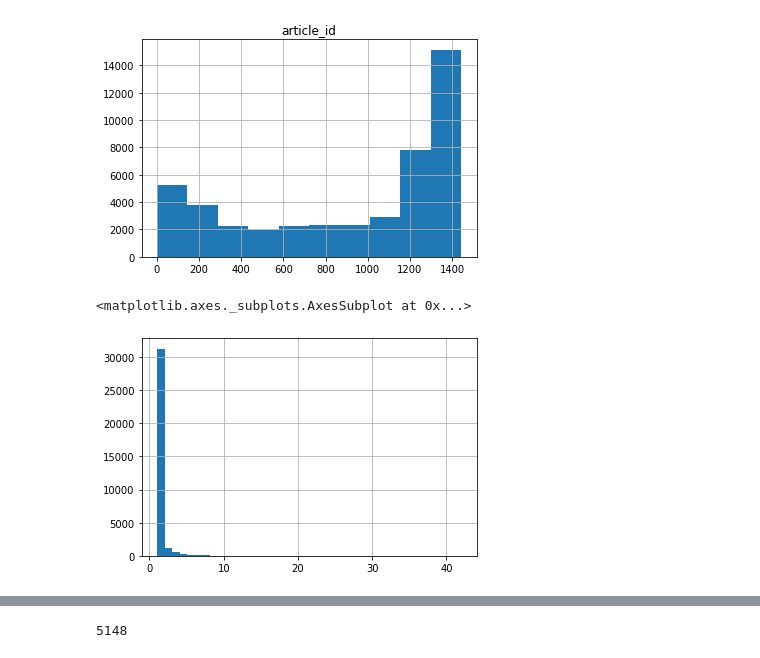
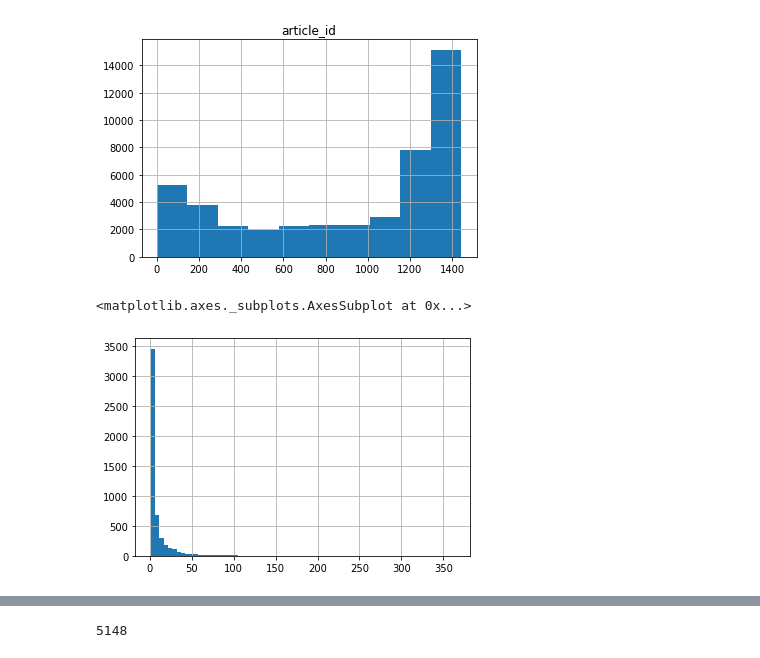
Before and after one commit to deacona/DSND_Term2, a Jupyter notebook: project_files/Recommendations_with_IBM/Recommendations_with_IBM.ipynb, the cells around one changed output, grey strips where cells are left out. Cells and saved outputs as stored; diff of their text form; code cells hidden in the pictures.

```diff
--- a/project_files/Recommendations_with_IBM/Recommendations_with_IBM.ipynb
+++ b/project_files/Recommendations_with_IBM/Recommendations_with_IBM.ipynb
@@ -77,7 +80,7 @@ array([[<matplotlib.axes._subplots.AxesSubplot object at 0x...>]],
       dtype=object)
 [figure]
 # %%
-df.groupby(["email","article_id"]).size().hist(bins=40)
+df.groupby(["email"]).size().hist(bins=70)
 # %% [output]
 <matplotlib.axes._subplots.AxesSubplot at 0x...>
-[figure, old version]
+[figure, new version]
```
Also changed, not shown: parts of 72 cells of this notebook, 1 other file.
